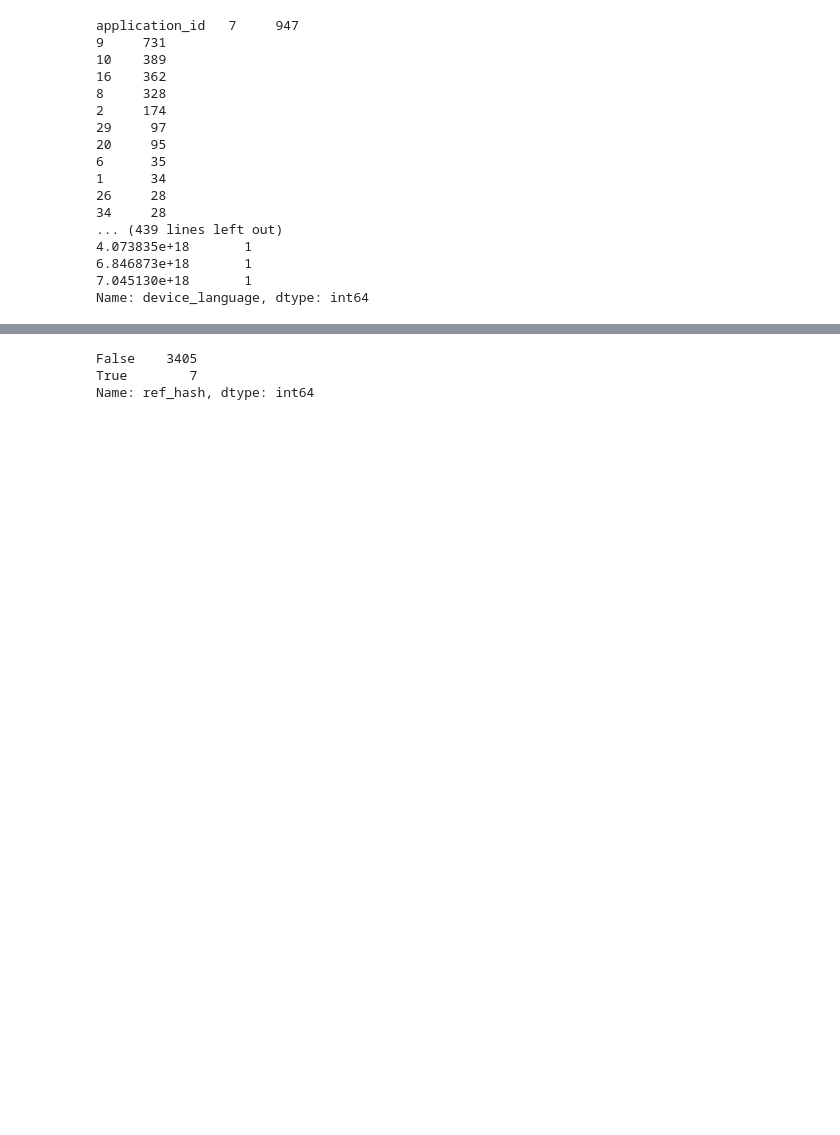
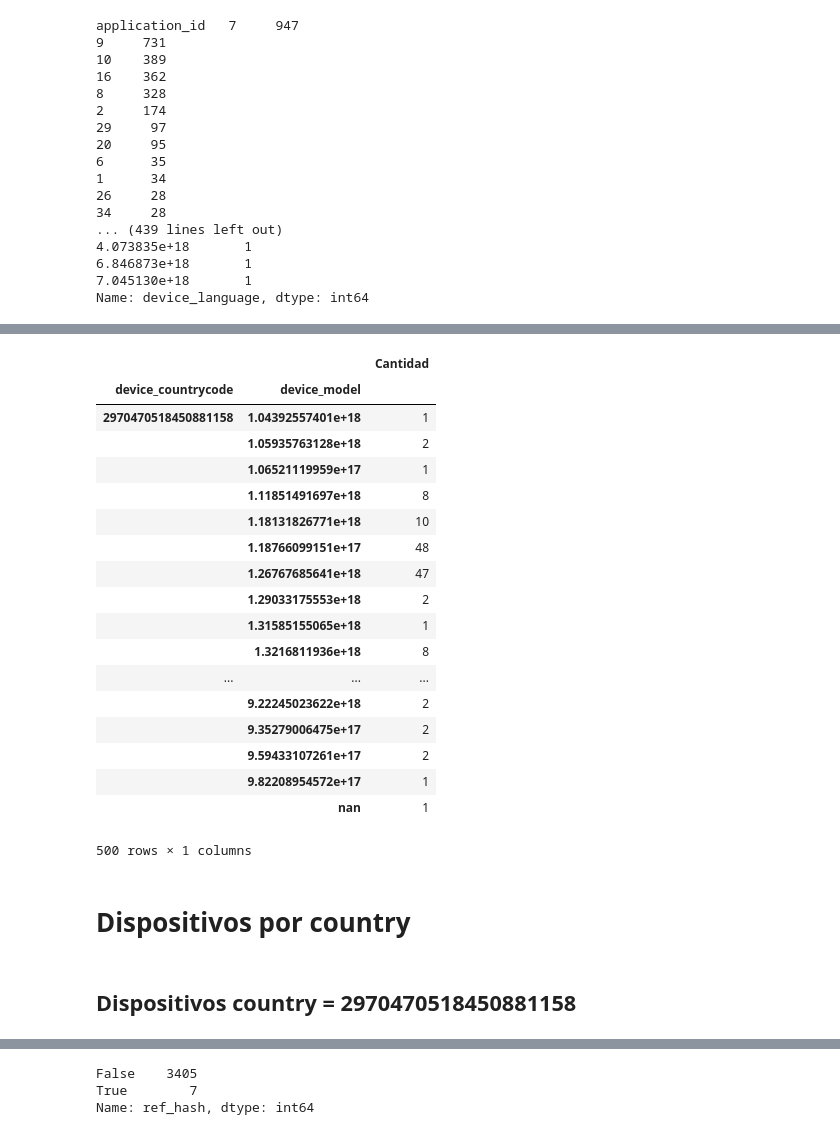
Before and after one commit to MartinRosasSommer/Datos2019, a Jupyter notebook: Analisis 1.ipynb, the cells around one changed output, grey strips where cells are left out. Cells and saved outputs as stored; diff of their text form; code cells hidden in the pictures; blank space fills up the shorter version.

```diff
--- a/Analisis 1.ipynb
+++ b/Analisis 1.ipynb
@@ -324,0 +427,27 @@ memory usage: 433.2+ KB
+# %%
+#Veo cuantos devide_model hay en cada pais
+dispositivos.groupby(["device_countrycode","device_model"]).agg({'Cantidad': 'sum'})
+# %% [output]
+|  |  | Cantidad |
+| device_countrycode | device_model |  |
+| 2970470518450881158 | 1.04392557401e+18 | 1 |
+|  | 1.05935763128e+18 | 2 |
+|  | 1.06521119959e+17 | 1 |
+|  | 1.11851491697e+18 | 8 |
+|  | 1.18131826771e+18 | 10 |
+|  | 1.18766099151e+17 | 48 |
+|  | 1.26767685641e+18 | 47 |
+|  | 1.29033175553e+18 | 2 |
+|  | 1.31585155065e+18 | 1 |
+|  | 1.3216811936e+18 | 8 |
+| ... | ... | ... |
+|  | 9.22245023622e+18 | 2 |
+|  | 9.35279006475e+17 | 2 |
+|  | 9.59433107261e+17 | 2 |
+|  | 9.82208954572e+17 | 1 |
+|  | nan | 1 |
+500 rows × 1 columns
+# %% [markdown]
+# Dispositivos por country
+# %% [markdown]
+## Dispositivos country = 2970470518450881158
```
Also changed, not shown: parts of 50 cells of this notebook, 1 other file.
